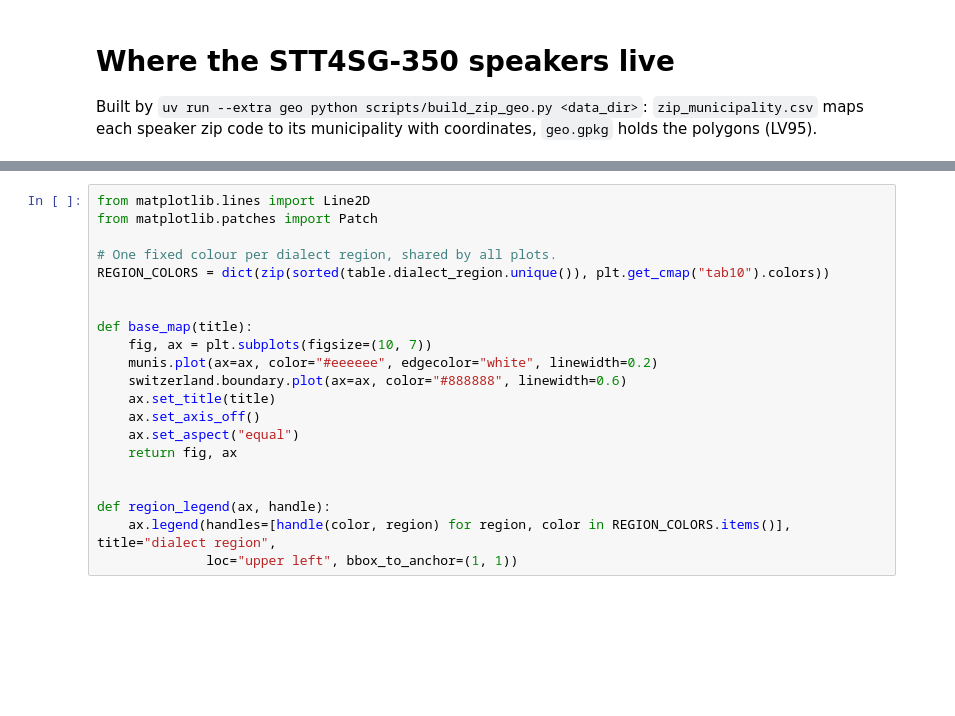
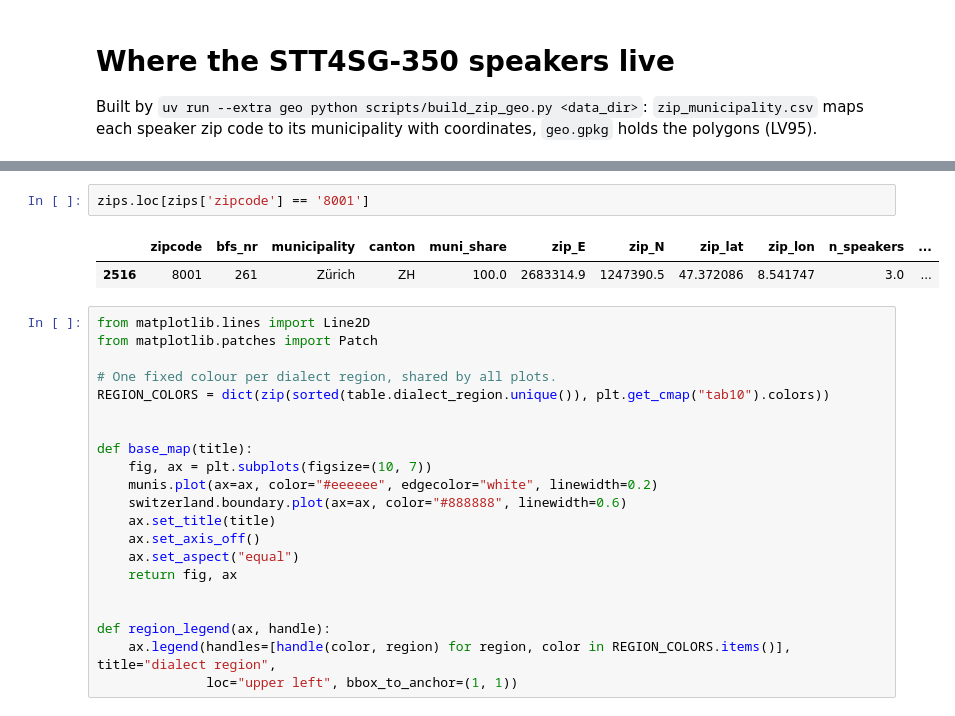
Before and after one commit to MrF3lix/maloney, a Jupyter notebook: playground/01_plot_speaker_map.ipynb, the cells around one changed output, grey strips where cells are left out. Saved outputs shown, nothing was run; the diff lists cells and outputs as text; blank space fills up the shorter version.

```diff
--- a/playground/01_plot_speaker_map.ipynb
+++ b/playground/01_plot_speaker_map.ipynb
@@ -27,3 +27,8 @@ table.head()
+# %%
+zips.loc[zips['zipcode'] == '8001']
+# %% [output]
+|  | zipcode | bfs_nr | municipality | canton | muni_share | zip_E | zip_N | zip_lat | zip_lon | n_speakers | ... |
+| 2516 | 8001 | 261 | Zürich | ZH | 100.0 | 2683314.9 | 1247390.5 | 47.372086 | 8.541747 | 3.0 | ... |
 # %%
 from matplotlib.lines import Line2D
 from matplotlib.patches import Patch
```
Also changed, not shown: parts of 4 cells of this notebook, 16 other files.
